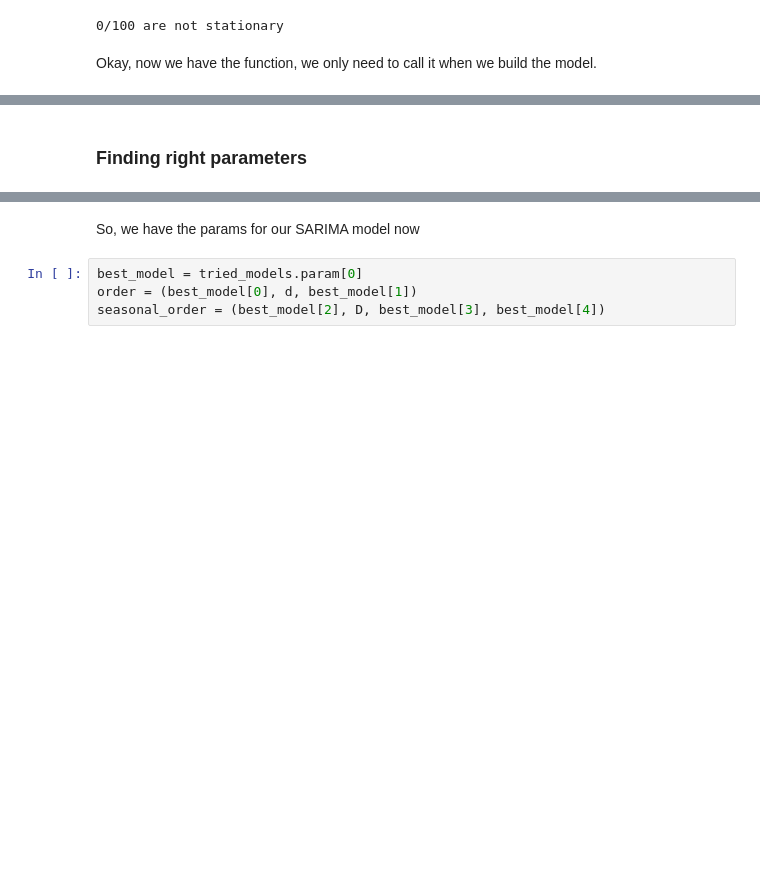
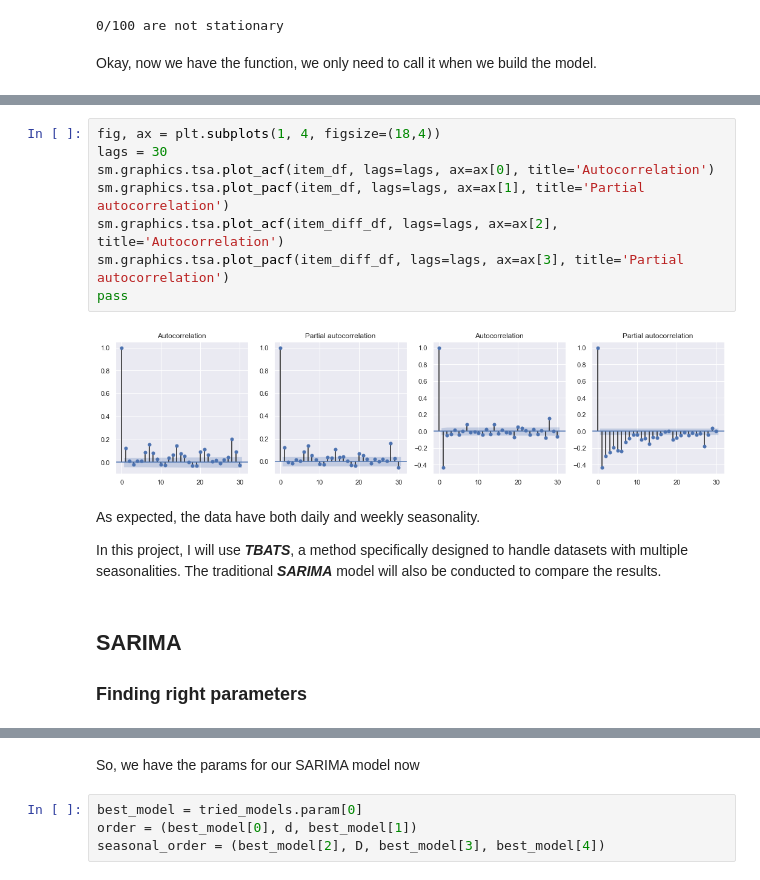
Before and after one commit to tcdat96/product-demand-forecast, a Jupyter notebook: demand-forecast.ipynb, the cells around one changed output, grey strips where cells are left out. Saved outputs shown, nothing was run; the diff lists cells and outputs as text; blank space fills up the shorter version.

```diff
--- a/demand-forecast.ipynb
+++ b/demand-forecast.ipynb
@@ -216,2 +251,18 @@ Okay, now we have the function, we only need to call it when we build the model.
+# %%
+fig, ax = plt.subplots(1, 4, figsize=(18,4))
+lags = 30
+sm.graphics.tsa.plot_acf(item_df, lags=lags, ax=ax[0], title='Autocorrelation')
+sm.graphics.tsa.plot_pacf(item_df, lags=lags, ax=ax[1], title='Partial autocorrelation')
+sm.graphics.tsa.plot_acf(item_diff_df, lags=lags, ax=ax[2], title='Autocorrelation')
+sm.graphics.tsa.plot_pacf(item_diff_df, lags=lags, ax=ax[3], title='Partial autocorrelation')
+pass
+# %% [output]
+[figure, added]
+# %% [markdown]
+As expected, the data have both daily and weekly seasonality.
+
+In this project, I will use **_TBATS_**, a method specifically designed to handle datasets with multiple seasonalities. The traditional **_SARIMA_** model will also be conducted to compare the results.
 # %% [markdown]
+## SARIMA
+
 ### Finding right parameters
```
Also changed, not shown: parts of 18 cells of this notebook, 1 other file.
